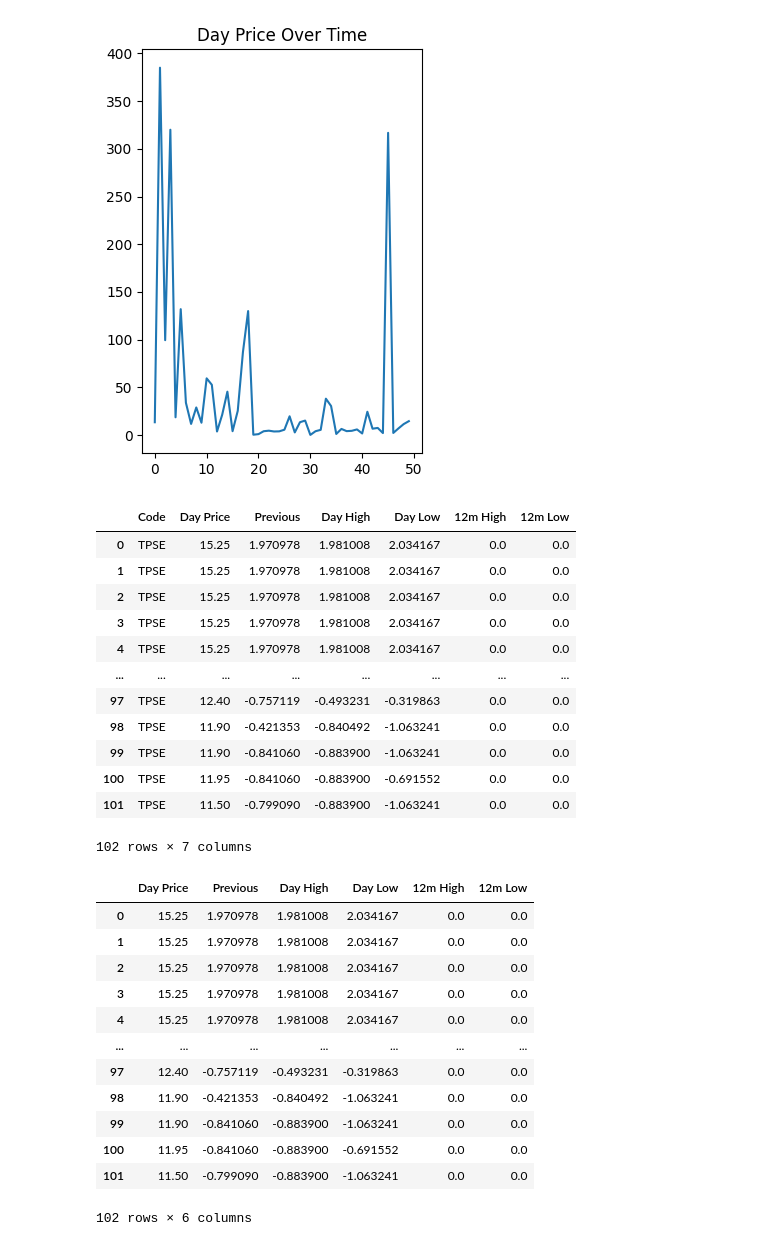
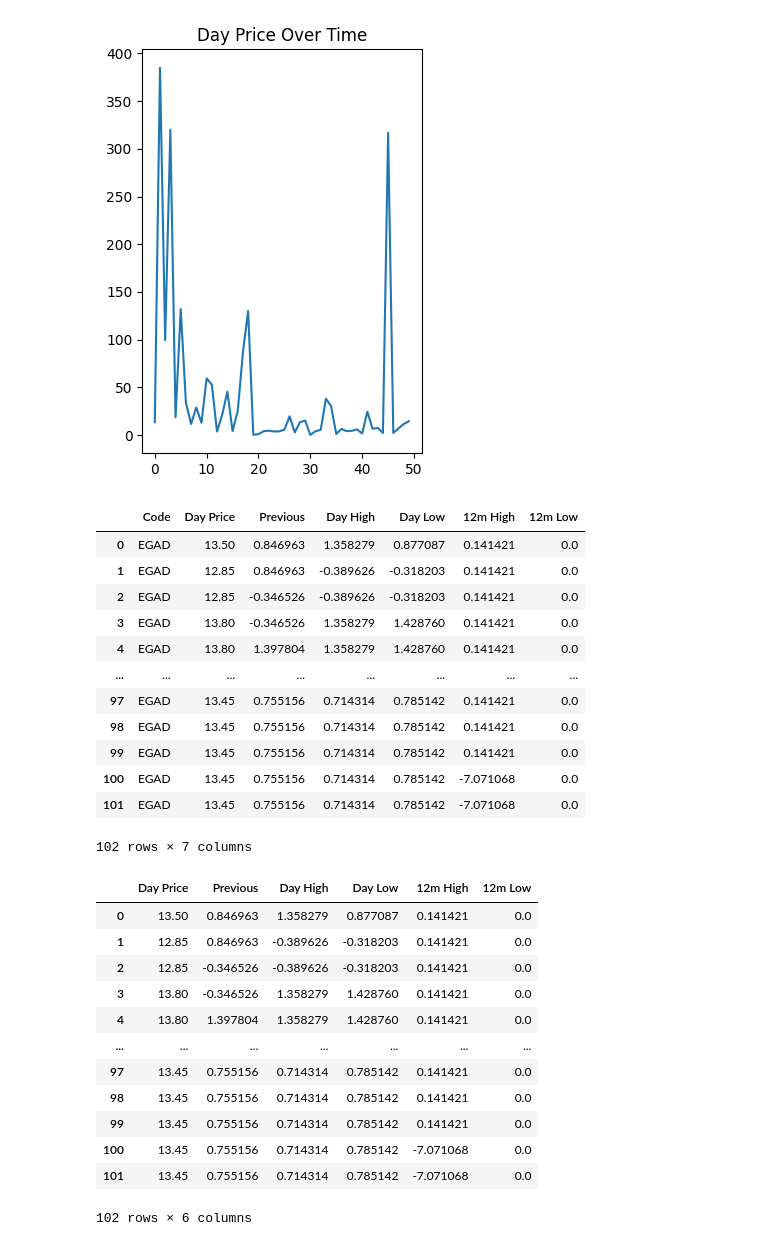
Before and after one commit to keringKirwa/4.1_Machine_Learning, a Jupyter notebook: NCS_Time_Series_Prediction/NSE_predictions.ipynb, the cells around one changed output. Drawn from its saved outputs; the diff is of its cells as text; code cells hidden in the pictures.

```diff
--- a/NCS_Time_Series_Prediction/NSE_predictions.ipynb
+++ b/NCS_Time_Series_Prediction/NSE_predictions.ipynb
@@ -107,64 +107,59 @@ class NSCDataPreProcessor(BaseEstimator, TransformerMixin):
         X - NSC dataFrame
         Selects the data for one company , then names it xyz_company_data_frame
         NB: Scaler always return columns that are assignable to the dataframe.
         """
 
         xyz_company_data_frame = nsc_data_frame[nsc_data_frame['Code'] == self.company_code].reset_index(drop=True)
         type_converted_xyz_company_df = self.__type_cast_and_scale_xyz_df(
             xyz_company_data_frame
         )
 
         return type_converted_xyz_company_df
 
 # 'Code','Day Price','Day High', 'Day High', '12m High', '12m Low' , 'Day Price','Day High', 'Day High', '12m High', '12m Low'
 
 random_company_code = random.choice(nsc_data_frame.Code)
 
 __data_scaler = NSCDataPreProcessor(
-    company_code= random_company_code,
+    company_code= 'EGAD',
     to_type_cast=['Day Price','Day High', 'Day Low', '12m High', '12m Low'],
     to_scale=[ 'Previous','Day High', 'Day Low', '12m High', '12m Low'],
     to_return=['Code','Day Price','Previous','Day High', 'Day Low', '12m High', '12m Low'],
 )
 
 xyz_preprocessed_df = __data_scaler.fit_transform(
     nsc_data_frame,
 )
 display(xyz_preprocessed_df)
 
 preprocessed_df = xyz_preprocessed_df.drop(columns=['Code'])
-
-display(preprocessed_df)
-
-
-
-# preprocessed_df.head(10)
+preprocessed_df
 # %% [output]
 |  | Code | Day Price | Previous | Day High | Day Low | 12m High | 12m Low |
-| 0 | TPSE | 15.25 | 1.970978 | 1.981008 | 2.034167 | 0.0 | 0.0 |
-| 1 | TPSE | 15.25 | 1.970978 | 1.981008 | 2.034167 | 0.0 | 0.0 |
-| 2 | TPSE | 15.25 | 1.970978 | 1.981008 | 2.034167 | 0.0 | 0.0 |
-| 3 | TPSE | 15.25 | 1.970978 | 1.981008 | 2.034167 | 0.0 | 0.0 |
-| 4 | TPSE | 15.25 | 1.970978 | 1.981008 | 2.034167 | 0.0 | 0.0 |
+| 0 | EGAD | 13.50 | 0.846963 | 1.358279 | 0.877087 | 0.141421 | 0.0 |
+| 1 | EGAD | 12.85 | 0.846963 | -0.389626 | -0.318203 | 0.141421 | 0.0 |
+| 2 | EGAD | 12.85 | -0.346526 | -0.389626 | -0.318203 | 0.141421 | 0.0 |
+| 3 | EGAD | 13.80 | -0.346526 | 1.358279 | 1.428760 | 0.141421 | 0.0 |
+| 4 | EGAD | 13.80 | 1.397804 | 1.358279 | 1.428760 | 0.141421 | 0.0 |
 | ... | ... | ... | ... | ... | ... | ... | ... |
-| 97 | TPSE | 12.40 | -0.757119 | -0.493231 | -0.319863 | 0.0 | 0.0 |
-| 98 | TPSE | 11.90 | -0.421353 | -0.840492 | -1.063241 | 0.0 | 0.0 |
-| 99 | TPSE | 11.90 | -0.841060 | -0.883900 | -1.063241 | 0.0 | 0.0 |
-| 100 | TPSE | 11.95 | -0.841060 | -0.883900 | -0.691552 | 0.0 | 0.0 |
-| 101 | TPSE | 11.50 | -0.799090 | -0.883900 | -1.063241 | 0.0 | 0.0 |
+| 97 | EGAD | 13.45 | 0.755156 | 0.714314 | 0.785142 | 0.141421 | 0.0 |
+| 98 | EGAD | 13.45 | 0.755156 | 0.714314 | 0.785142 | 0.141421 | 0.0 |
+| 99 | EGAD | 13.45 | 0.755156 | 0.714314 | 0.785142 | 0.141421 | 0.0 |
+| 100 | EGAD | 13.45 | 0.755156 | 0.714314 | 0.785142 | -7.071068 | 0.0 |
+| 101 | EGAD | 13.45 | 0.755156 | 0.714314 | 0.785142 | -7.071068 | 0.0 |
 102 rows × 7 columns
 |  | Day Price | Previous | Day High | Day Low | 12m High | 12m Low |
-| 0 | 15.25 | 1.970978 | 1.981008 | 2.034167 | 0.0 | 0.0 |
-| 1 | 15.25 | 1.970978 | 1.981008 | 2.034167 | 0.0 | 0.0 |
-| 2 | 15.25 | 1.970978 | 1.981008 | 2.034167 | 0.0 | 0.0 |
-| 3 | 15.25 | 1.970978 | 1.981008 | 2.034167 | 0.0 | 0.0 |
-| 4 | 15.25 | 1.970978 | 1.981008 | 2.034167 | 0.0 | 0.0 |
+| 0 | 13.50 | 0.846963 | 1.358279 | 0.877087 | 0.141421 | 0.0 |
+| 1 | 12.85 | 0.846963 | -0.389626 | -0.318203 | 0.141421 | 0.0 |
+| 2 | 12.85 | -0.346526 | -0.389626 | -0.318203 | 0.141421 | 0.0 |
+| 3 | 13.80 | -0.346526 | 1.358279 | 1.428760 | 0.141421 | 0.0 |
+| 4 | 13.80 | 1.397804 | 1.358279 | 1.428760 | 0.141421 | 0.0 |
 | ... | ... | ... | ... | ... | ... | ... |
-| 97 | 12.40 | -0.757119 | -0.493231 | -0.319863 | 0.0 | 0.0 |
-| 98 | 11.90 | -0.421353 | -0.840492 | -1.063241 | 0.0 | 0.0 |
-| 99 | 11.90 | -0.841060 | -0.883900 | -1.063241 | 0.0 | 0.0 |
-| 100 | 11.95 | -0.841060 | -0.883900 | -0.691552 | 0.0 | 0.0 |
-| 101 | 11.50 | -0.799090 | -0.883900 | -1.063241 | 0.0 | 0.0 |
+| 97 | 13.45 | 0.755156 | 0.714314 | 0.785142 | 0.141421 | 0.0 |
+| 98 | 13.45 | 0.755156 | 0.714314 | 0.785142 | 0.141421 | 0.0 |
+| 99 | 13.45 | 0.755156 | 0.714314 | 0.785142 | 0.141421 | 0.0 |
+| 100 | 13.45 | 0.755156 | 0.714314 | 0.785142 | -7.071068 | 0.0 |
+| 101 | 13.45 | 0.755156 | 0.714314 | 0.785142 | -7.071068 | 0.0 |
 102 rows × 6 columns
 # %%
 output_var = pd.DataFrame(preprocessed_df['Day Price'])
```
Also changed, not shown: parts of 9 cells of this notebook, 2 other files.
